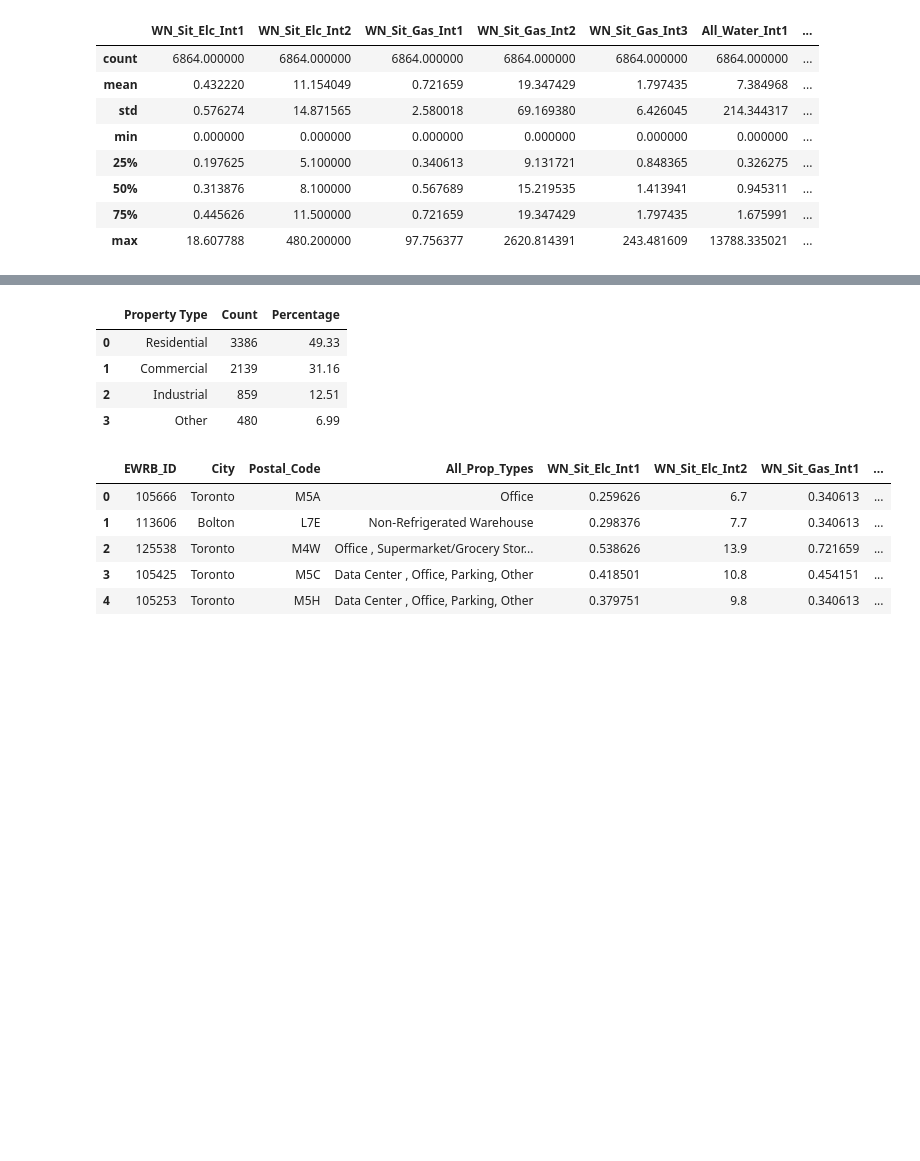
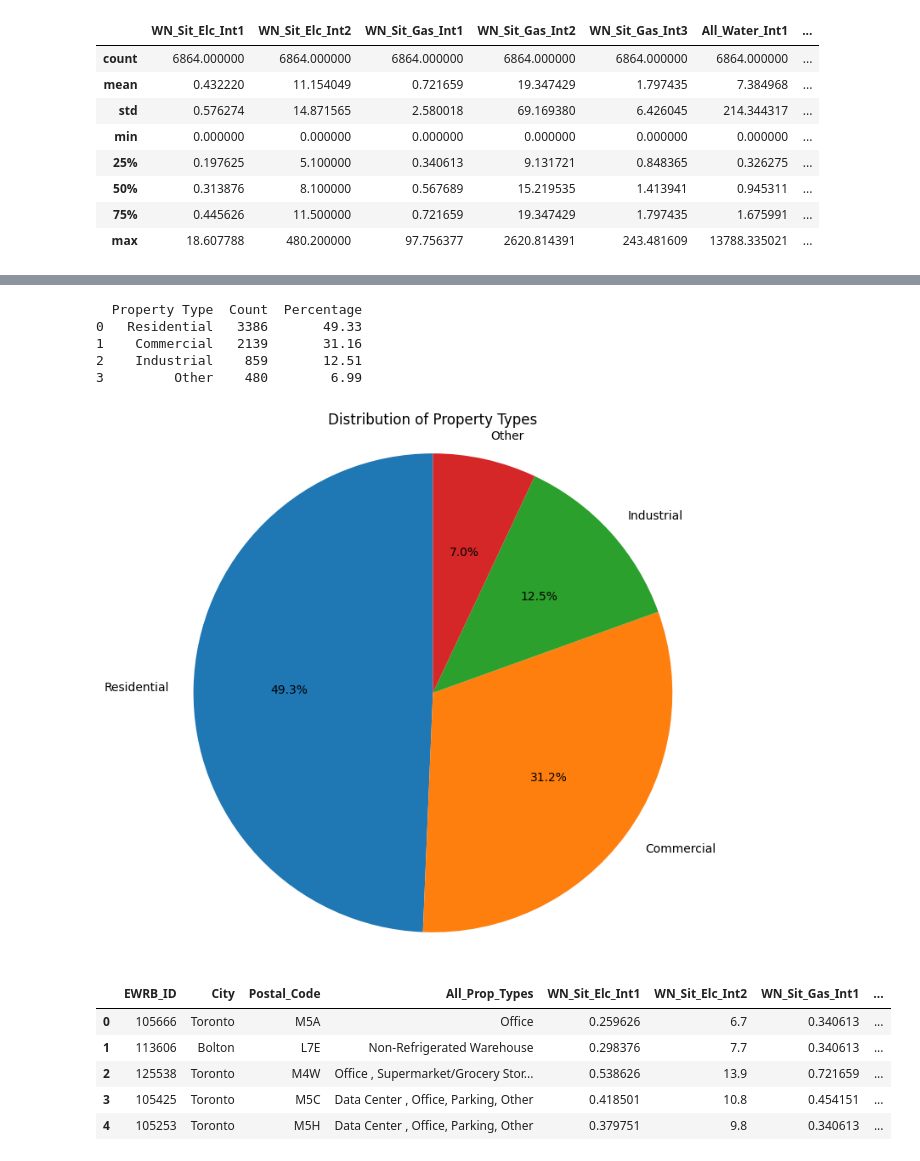
Before and after one commit to ghimirsh/CIND820-Project-F2024, a Jupyter notebook: Codes/CIND820_Final_Project.ipynb, the cells around one changed output, grey strips where cells are left out. Saved outputs shown, nothing was run; the diff lists cells and outputs as text; code cells hidden in the pictures; blank space fills up the shorter version.

```diff
--- a/Codes/CIND820_Final_Project.ipynb
+++ b/Codes/CIND820_Final_Project.ipynb
@@ -477,25 +496,34 @@ categorical_summary
 # %%
 # count the property_type and also calculate its percent of each proper type, round it upto two decimal places and print it in two different coluns
 
 # Calculate the count and percentage of each property type
 property_type_counts = df['Property_Type'].value_counts()
 property_type_percentages = (property_type_counts / len(df)) * 100
 
 # Create a DataFrame for the results
 property_type_summary = pd.DataFrame({
     'Property Type': property_type_counts.index,
     'Count': property_type_counts.values,
     'Percentage': property_type_percentages.round(2).values
 })
 
 # Print the summary
-property_type_summary
+print(property_type_summary)
+print()
+
+# Create the pie chart
+plt.figure(figsize=(8, 8))
+plt.pie(property_type_summary['Percentage'], labels=property_type_summary['Property Type'], autopct='%1.1f%%', startangle=90)
+plt.title('Distribution of Property Types')
+plt.axis('equal')  # Equal aspect ratio ensures that pie is drawn as a circle.
+plt.show()
 # %% [output]
-|  | Property Type | Count | Percentage |
-| 0 | Residential | 3386 | 49.33 |
-| 1 | Commercial | 2139 | 31.16 |
-| 2 | Industrial | 859 | 12.51 |
-| 3 | Other | 480 | 6.99 |
+  Property Type  Count  Percentage
+0   Residential   3386       49.33
+1    Commercial   2139       31.16
+2    Industrial    859       12.51
+3         Other    480        6.99
+[figure, added]
 # %%
 df.head()
 # %% [output]
```
Also changed, not shown: parts of 26 cells of this notebook.
